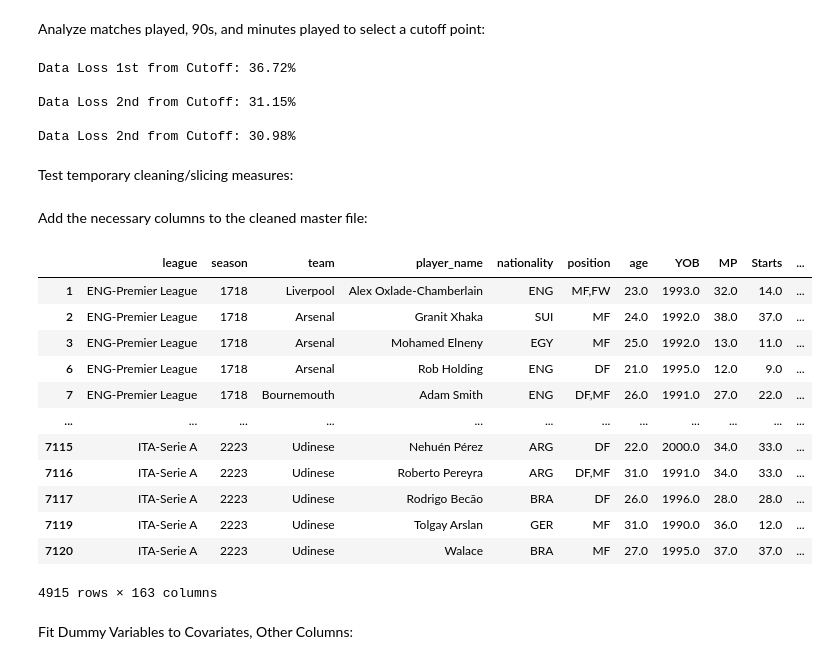
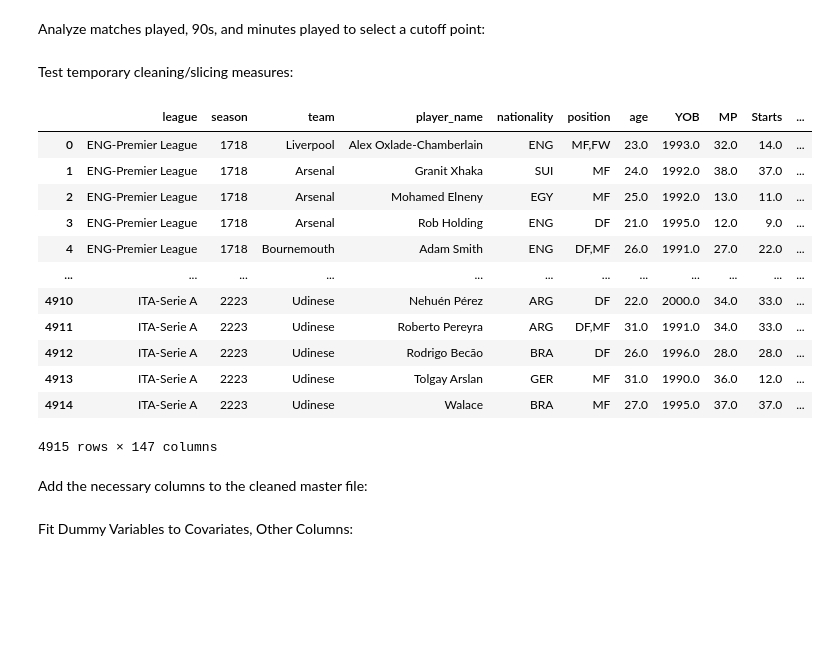
Before and after one commit to cmartins2001/player-valuation-model, a Jupyter notebook: clean_master_data_testing.ipynb, the cells around one changed output. Saved outputs shown, nothing was run; the diff lists cells and outputs as text; code cells hidden in the pictures; blank space fills up the shorter version.

```diff
--- a/clean_master_data_testing.ipynb
+++ b/clean_master_data_testing.ipynb
@@ -96,24 +117,3 @@ for col in playing_time_cols:
     else:
         plt.axvline(x=10, color='r', linestyle='--')
         plt.show()
-# %%
-# Test the proposed playing time cutoff measures:
-test1 = master_df_copy[master_df_copy['Starts'] >= 10]
-test1_loss = ((7121 - test1.shape[0]) / 7121)*100
-print(f'\nData Loss 1st from Cutoff: {test1_loss:.2f}%')
-
-test2 = master_df_copy[master_df_copy['Min'] >= 720]
-test2_loss = ((7121 - test2.shape[0]) / 7121)*100
-print(f'\nData Loss 2nd from Cutoff: {test2_loss:.2f}%')
-
-test3 = master_df_copy[master_df_copy['90s_r'] >= 8]
-test3_loss = ((7121 - test3.shape[0]) / 7121)*100
-print(f'\nData Loss 2nd from Cutoff: {test3_loss:.2f}%')
-
-### CONCLUSION: WILL USE THE 90s_r >= 8 cutoff since it's associated with the least amount of data loss ###
-# %% [output]
-Data Loss 1st from Cutoff: 36.72%
-
-Data Loss 2nd from Cutoff: 31.15%
-
-Data Loss 2nd from Cutoff: 30.98%
@@ -121,8 +134,24 @@ Data Loss 2nd from Cutoff: 30.98%
 Test temporary cleaning/slicing measures:
 # %%
 cleaned_master_df = remove_unnamed_cols(master_df_copy)
+cleaned_master_df = remove_dw_info(cleaned_master_df)
+cleaned_master_df = remove_playing_time_cols(cleaned_master_df)
 cleaned_master_df = playing_time_slice(cleaned_master_df)
-# cleaned_master_df
+cleaned_master_df
+# %% [output]
+|  | league | season | team | player_name | nationality | position | age | YOB | MP | Starts | ... |
+| 0 | ENG-Premier League | 1718 | Liverpool | Alex Oxlade-Chamberlain | ENG | MF,FW | 23.0 | 1993.0 | 32.0 | 14.0 | ... |
+| 1 | ENG-Premier League | 1718 | Arsenal | Granit Xhaka | SUI | MF | 24.0 | 1992.0 | 38.0 | 37.0 | ... |
+| 2 | ENG-Premier League | 1718 | Arsenal | Mohamed Elneny | EGY | MF | 25.0 | 1992.0 | 13.0 | 11.0 | ... |
+| 3 | ENG-Premier League | 1718 | Arsenal | Rob Holding | ENG | DF | 21.0 | 1995.0 | 12.0 | 9.0 | ... |
+| 4 | ENG-Premier League | 1718 | Bournemouth | Adam Smith | ENG | DF,MF | 26.0 | 1991.0 | 27.0 | 22.0 | ... |
+| ... | ... | ... | ... | ... | ... | ... | ... | ... | ... | ... | ... |
+| 4910 | ITA-Serie A | 2223 | Udinese | Nehuén Pérez | ARG | DF | 22.0 | 2000.0 | 34.0 | 33.0 | ... |
+| 4911 | ITA-Serie A | 2223 | Udinese | Roberto Pereyra | ARG | DF,MF | 31.0 | 1991.0 | 34.0 | 33.0 | ... |
+| 4912 | ITA-Serie A | 2223 | Udinese | Rodrigo Becão | BRA | DF | 26.0 | 1996.0 | 28.0 | 28.0 | ... |
+| 4913 | ITA-Serie A | 2223 | Udinese | Tolgay Arslan | GER | MF | 31.0 | 1990.0 | 36.0 | 12.0 | ... |
+| 4914 | ITA-Serie A | 2223 | Udinese | Walace | BRA | MF | 27.0 | 1995.0 | 37.0 | 37.0 | ... |
+4915 rows × 147 columns
 # %% [markdown]
 Add the necessary columns to the cleaned master file:
 # %%
@@ -132,18 +162,2 @@ cleaned_master_df = add_log_mkt_val_col(cleaned_master_df)
-# %%
-cleaned_master_df
-# %% [output]
-|  | league | season | team | player_name | nationality | position | age | YOB | MP | Starts | ... |
-| 1 | ENG-Premier League | 1718 | Liverpool | Alex Oxlade-Chamberlain | ENG | MF,FW | 23.0 | 1993.0 | 32.0 | 14.0 | ... |
-| 2 | ENG-Premier League | 1718 | Arsenal | Granit Xhaka | SUI | MF | 24.0 | 1992.0 | 38.0 | 37.0 | ... |
-| 3 | ENG-Premier League | 1718 | Arsenal | Mohamed Elneny | EGY | MF | 25.0 | 1992.0 | 13.0 | 11.0 | ... |
-| 6 | ENG-Premier League | 1718 | Arsenal | Rob Holding | ENG | DF | 21.0 | 1995.0 | 12.0 | 9.0 | ... |
-| 7 | ENG-Premier League | 1718 | Bournemouth | Adam Smith | ENG | DF,MF | 26.0 | 1991.0 | 27.0 | 22.0 | ... |
-| ... | ... | ... | ... | ... | ... | ... | ... | ... | ... | ... | ... |
-| 7115 | ITA-Serie A | 2223 | Udinese | Nehuén Pérez | ARG | DF | 22.0 | 2000.0 | 34.0 | 33.0 | ... |
-| 7116 | ITA-Serie A | 2223 | Udinese | Roberto Pereyra | ARG | DF,MF | 31.0 | 1991.0 | 34.0 | 33.0 | ... |
-| 7117 | ITA-Serie A | 2223 | Udinese | Rodrigo Becão | BRA | DF | 26.0 | 1996.0 | 28.0 | 28.0 | ... |
-| 7119 | ITA-Serie A | 2223 | Udinese | Tolgay Arslan | GER | MF | 31.0 | 1990.0 | 36.0 | 12.0 | ... |
-| 7120 | ITA-Serie A | 2223 | Udinese | Walace | BRA | MF | 27.0 | 1995.0 | 37.0 | 37.0 | ... |
-4915 rows × 163 columns
 # %% [markdown]
 Fit Dummy Variables to Covariates, Other Columns:
```
Also changed, not shown: parts of 11 cells of this notebook, 1 other file.
